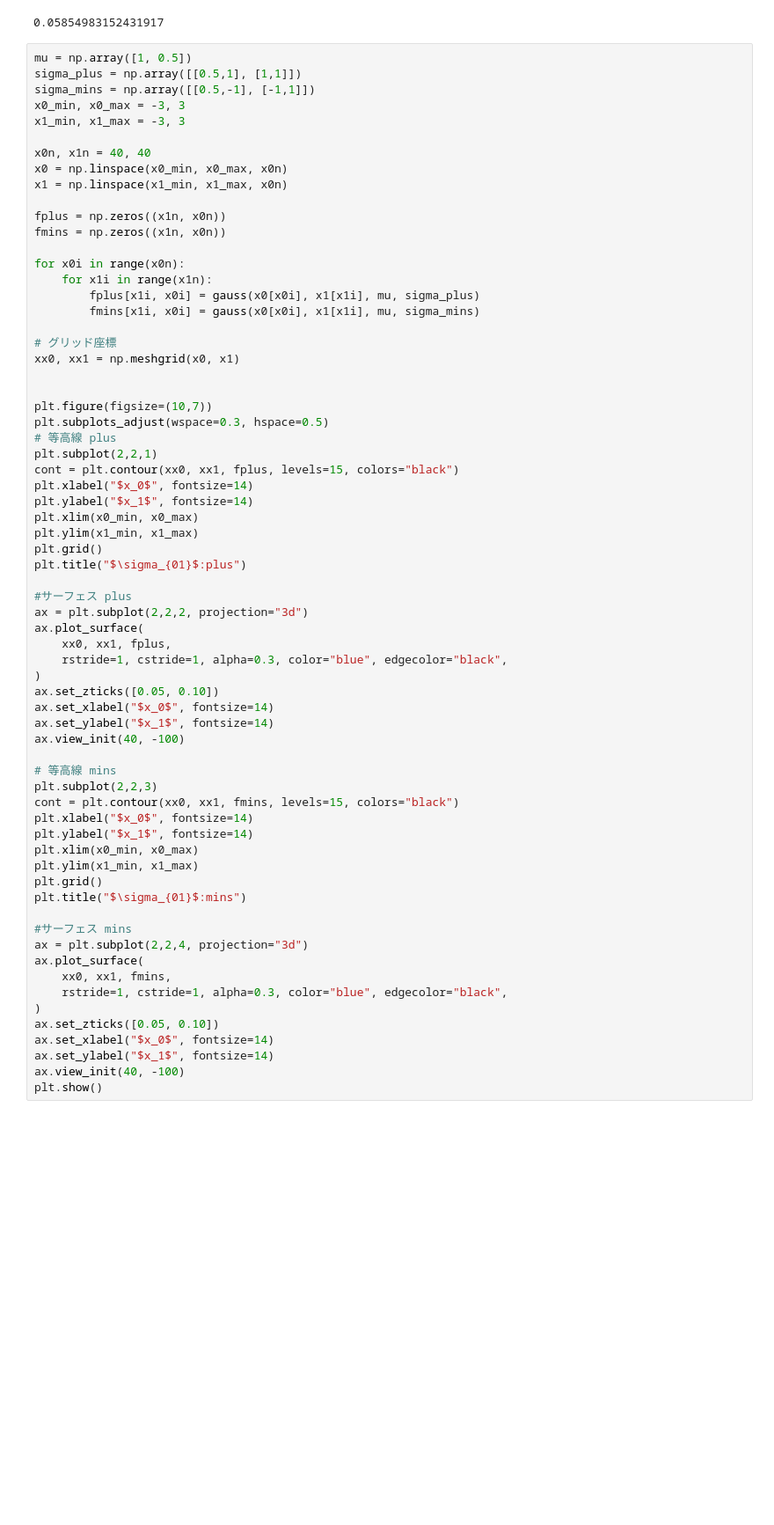
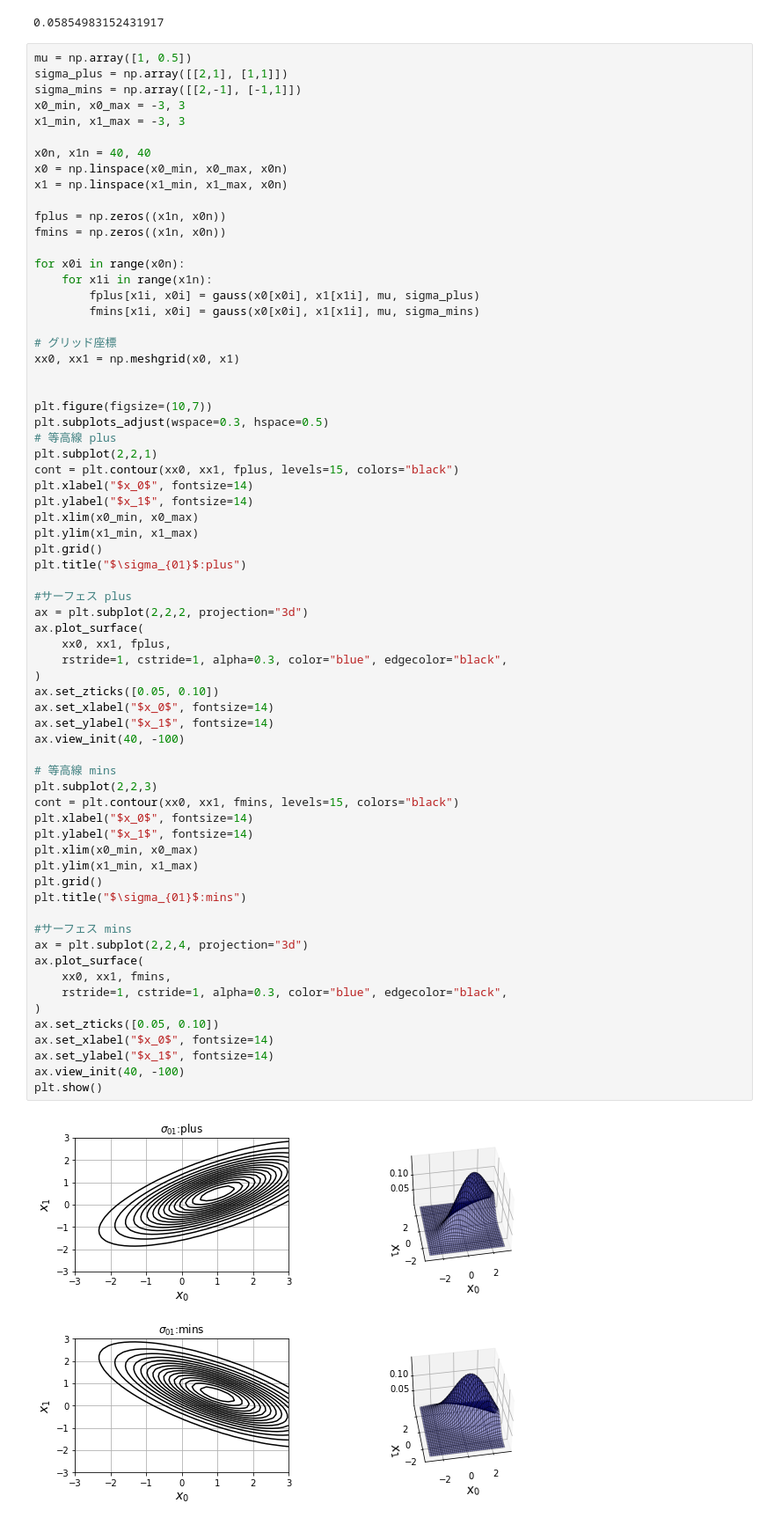
Before and after one commit to SauthO/new_ML, a Jupyter notebook: chap4/matrix.ipynb, the cells around one changed output. Shown at 88% size. Cells and saved outputs as stored; diff of their text form; blank space fills up the shorter version.

```diff
--- a/chap4/matrix.ipynb
+++ b/chap4/matrix.ipynb
@@ -128,8 +128,8 @@ y
 0.05854983152431917
 # %%
 mu = np.array([1, 0.5])
-sigma_plus = np.array([[0.5,1], [1,1]])
-sigma_mins = np.array([[0.5,-1], [-1,1]])
+sigma_plus = np.array([[2,1], [1,1]])
+sigma_mins = np.array([[2,-1], [-1,1]])
 x0_min, x0_max = -3, 3
 x1_min, x1_max = -3, 3
 
@@ -166,30 +166,32 @@ ax = plt.subplot(2,2,2, projection="3d")
 ax.plot_surface(
     xx0, xx1, fplus,
     rstride=1, cstride=1, alpha=0.3, color="blue", edgecolor="black",
 )
 ax.set_zticks([0.05, 0.10])
 ax.set_xlabel("$x_0$", fontsize=14)
 ax.set_ylabel("$x_1$", fontsize=14)
 ax.view_init(40, -100)
 
 # 等高線 mins
 plt.subplot(2,2,3)
 cont = plt.contour(xx0, xx1, fmins, levels=15, colors="black")
 plt.xlabel("$x_0$", fontsize=14)
 plt.ylabel("$x_1$", fontsize=14)
 plt.xlim(x0_min, x0_max)
 plt.ylim(x1_min, x1_max)
 plt.grid()
 plt.title("$\sigma_{01}$:mins")
 
 #サーフェス mins
 ax = plt.subplot(2,2,4, projection="3d")
 ax.plot_surface(
     xx0, xx1, fmins,
     rstride=1, cstride=1, alpha=0.3, color="blue", edgecolor="black",
 )
 ax.set_zticks([0.05, 0.10])
 ax.set_xlabel("$x_0$", fontsize=14)
 ax.set_ylabel("$x_1$", fontsize=14)
 ax.view_init(40, -100)
 plt.show()
+# %% [output]
+[figure, added]
```
